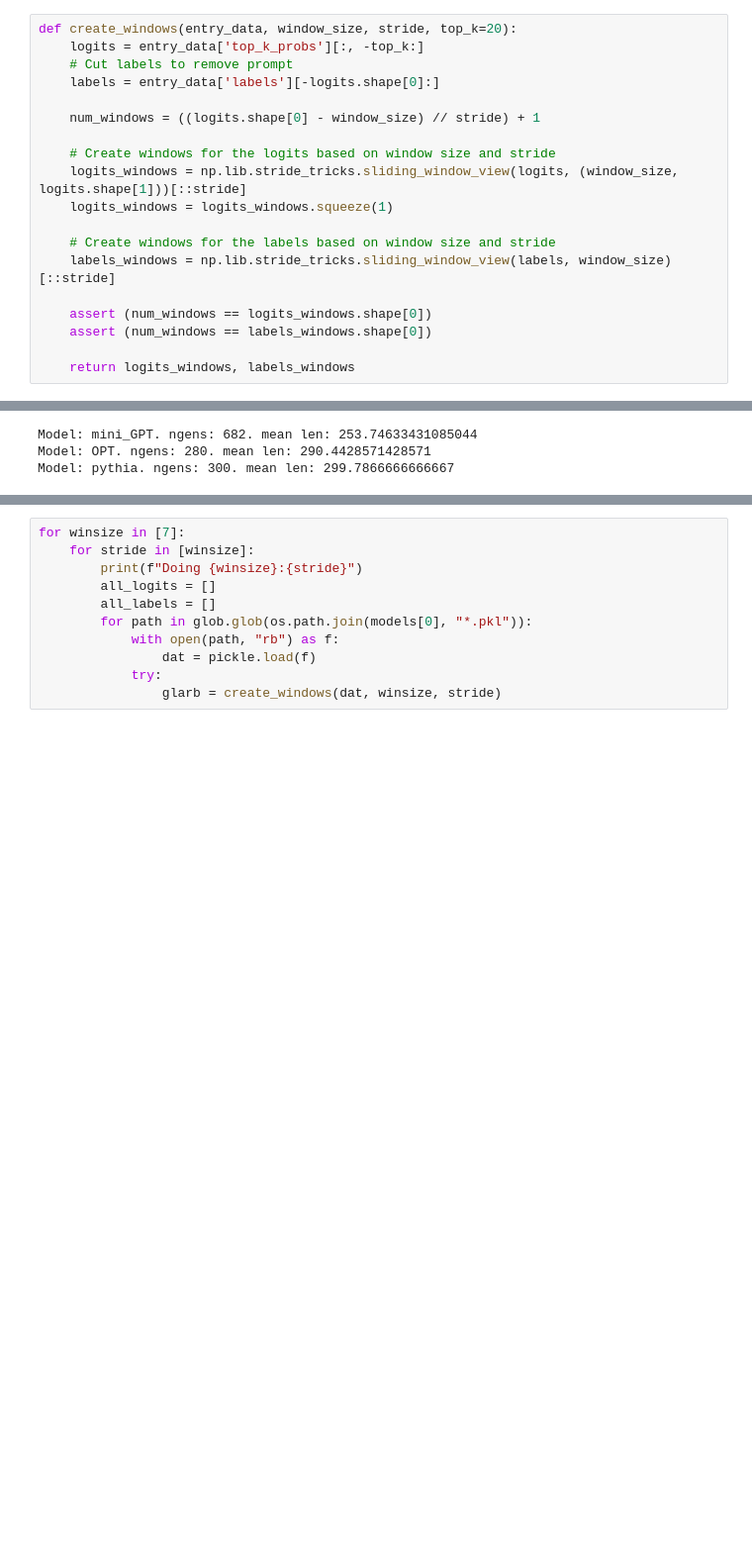
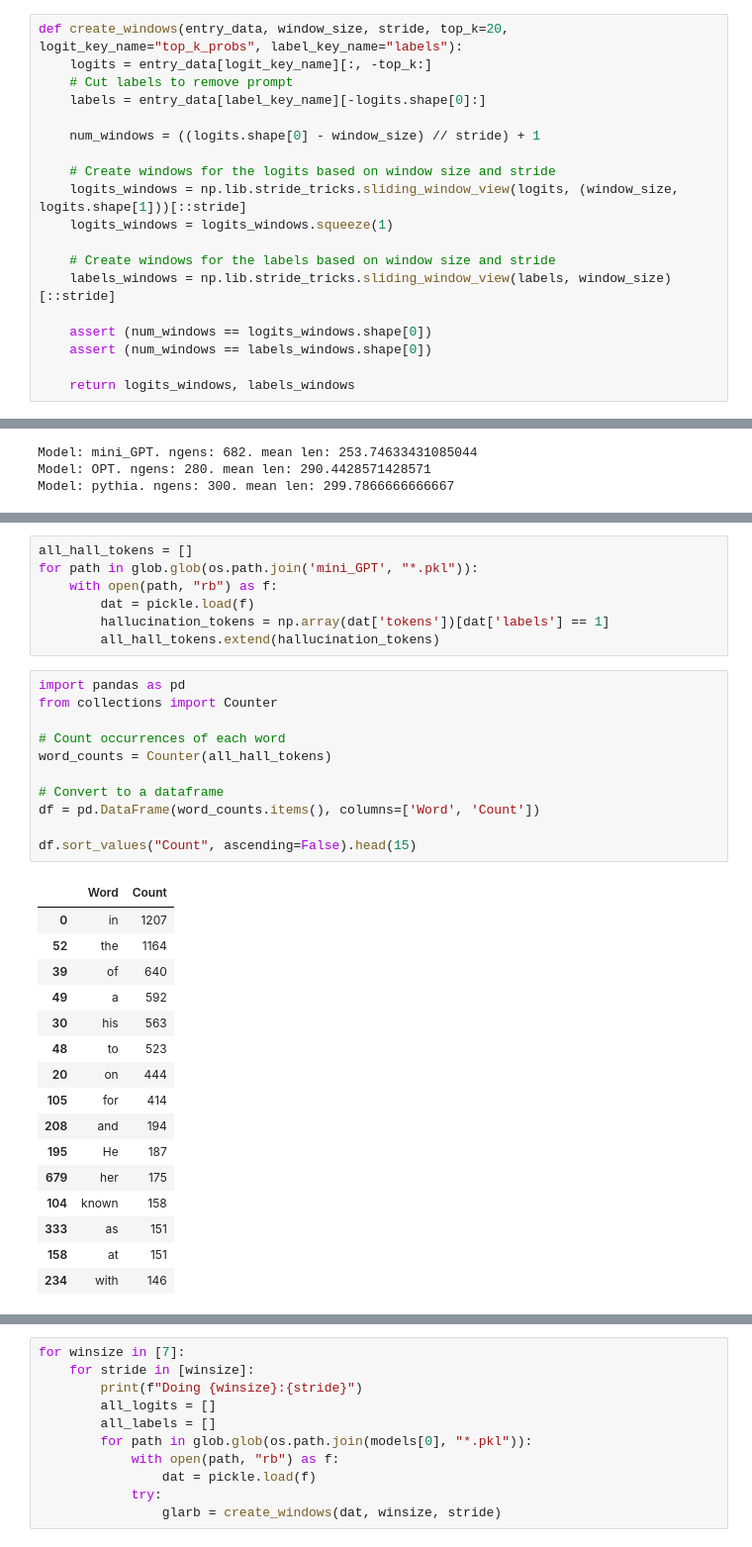
Before and after one commit to shiribaum-tau/NLP_Course_TS_Hallucination_Detection, a Jupyter notebook: data_exploration/Data Exploration.ipynb, the cells around one changed output, grey strips where cells are left out. Shown at 99% size. Saved outputs shown, nothing was run; the diff lists cells and outputs as text; blank space fills up the shorter version.

```diff
--- a/data_exploration/Data Exploration.ipynb
+++ b/data_exploration/Data Exploration.ipynb
@@ -169,8 +212,8 @@ Pearson correlation: 0.24, p-value: 0.0000
 # %%
-def create_windows(entry_data, window_size, stride, top_k=20):
-    logits = entry_data['top_k_probs'][:, -top_k:]
+def create_windows(entry_data, window_size, stride, top_k=20, logit_key_name="top_k_probs", label_key_name="labels"):
+    logits = entry_data[logit_key_name][:, -top_k:]
     # Cut labels to remove prompt
-    labels = entry_data['labels'][-logits.shape[0]:]
+    labels = entry_data[label_key_name][-logits.shape[0]:]
 
     num_windows = ((logits.shape[0] - window_size) // stride) + 1
 
@@ -521,0 +627,35 @@ Model: pythia. ngens: 300. mean len: 299.7866666666667
+# %%
+all_hall_tokens = []
+for path in glob.glob(os.path.join('mini_GPT', "*.pkl")):
+    with open(path, "rb") as f:
+        dat = pickle.load(f)
+        hallucination_tokens = np.array(dat['tokens'])[dat['labels'] == 1]
+        all_hall_tokens.extend(hallucination_tokens)
+# %%
+import pandas as pd
+from collections import Counter
+
+# Count occurrences of each word
+word_counts = Counter(all_hall_tokens)
+
+# Convert to a dataframe
+df = pd.DataFrame(word_counts.items(), columns=['Word', 'Count'])
+
+df.sort_values("Count", ascending=False).head(15)
+# %% [output]
+|  | Word | Count |
+| 0 | in | 1207 |
+| 52 | the | 1164 |
+| 39 | of | 640 |
+| 49 | a | 592 |
+| 30 | his | 563 |
+| 48 | to | 523 |
+| 20 | on | 444 |
+| 105 | for | 414 |
+| 208 | and | 194 |
+| 195 | He | 187 |
+| 679 | her | 175 |
+| 104 | known | 158 |
+| 333 | as | 151 |
+| 158 | at | 151 |
+| 234 | with | 146 |
```
Also changed, not shown: parts of 23 cells of this notebook, 17 other files.
